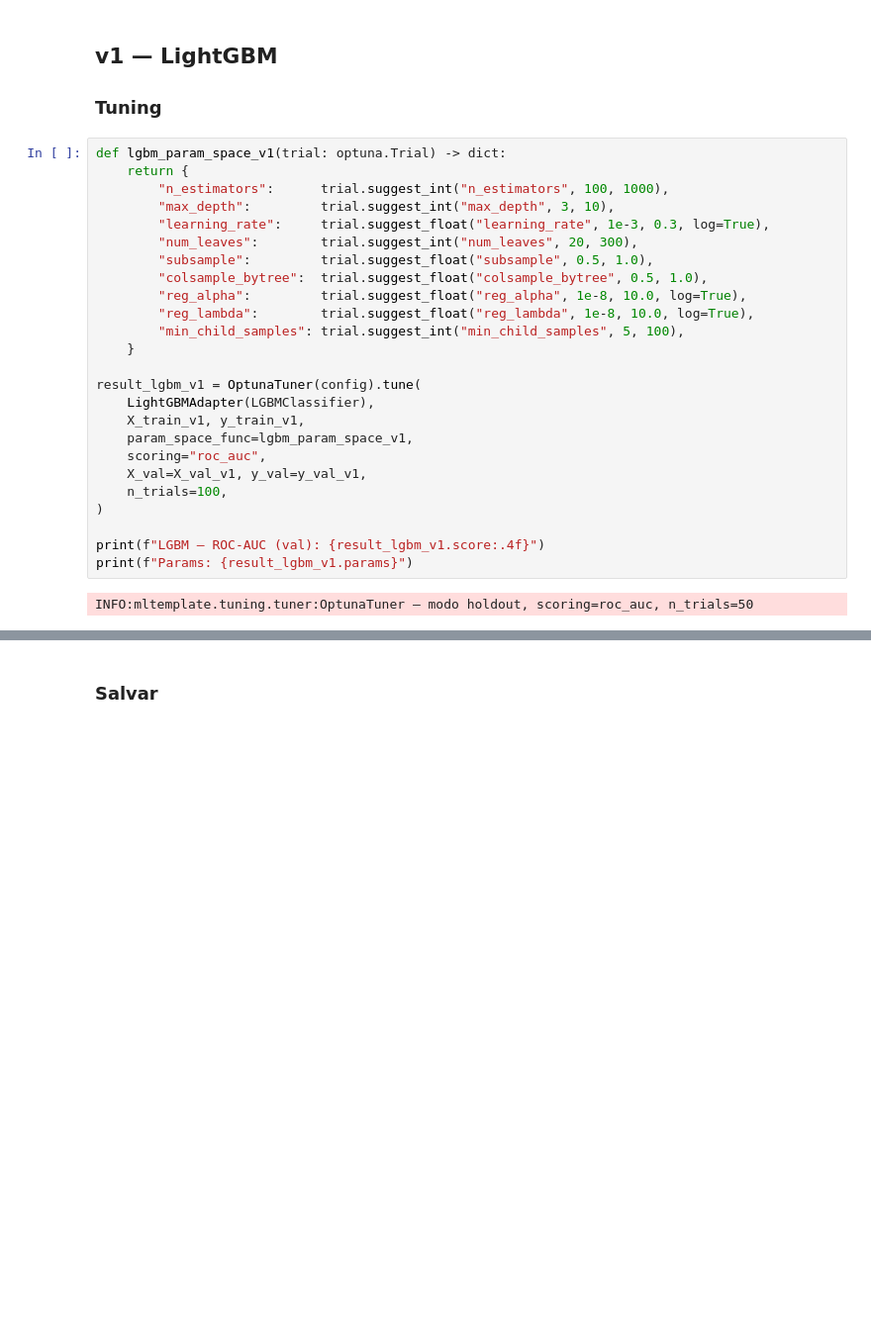
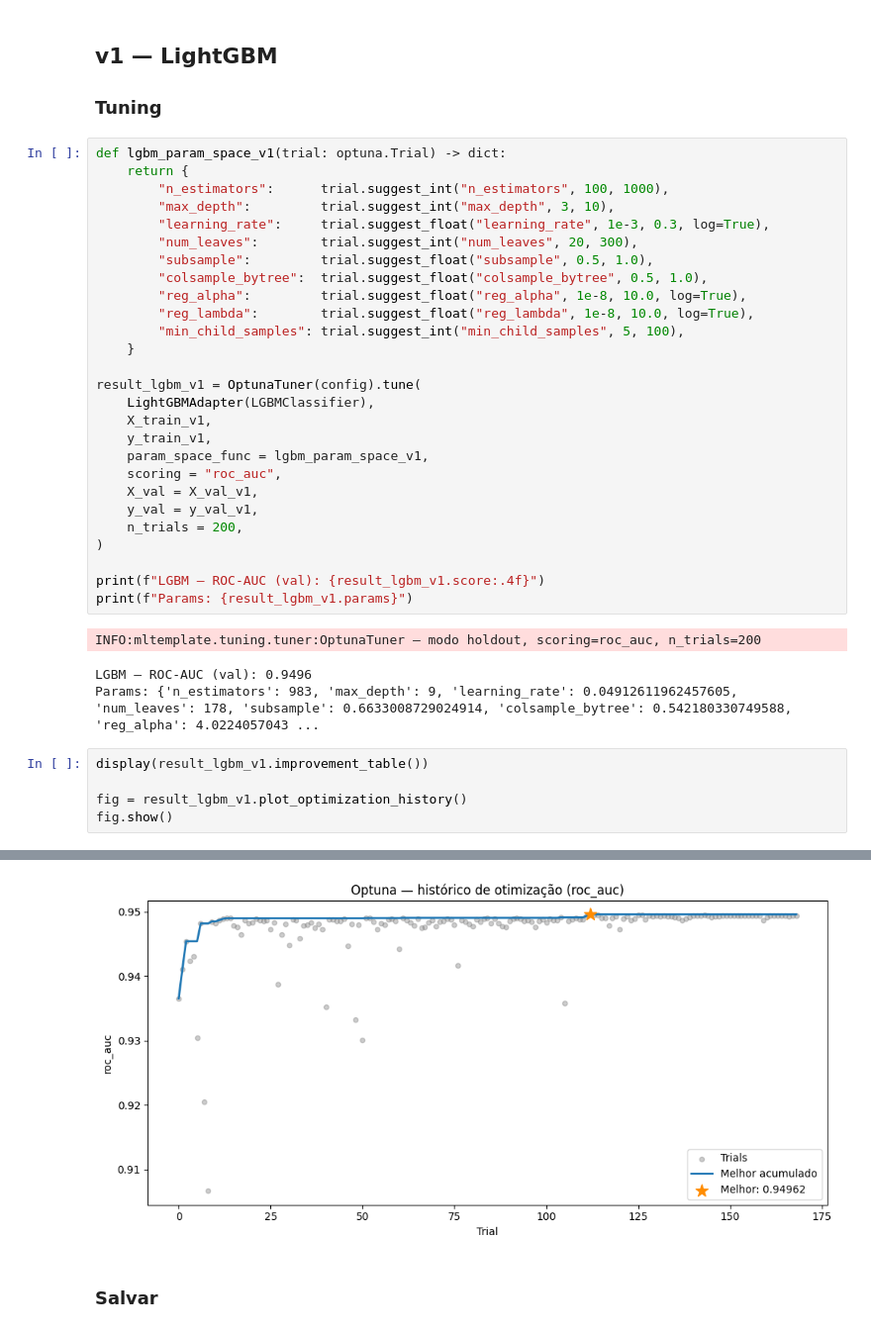
Before and after one commit to lucianoav/kaggle-s6e5, a Jupyter notebook: 03_tuning.ipynb, the cells around one changed output, grey strips where cells are left out. Shown at 99% size. Saved outputs shown, nothing was run; the diff lists cells and outputs as text; blank space fills up the shorter version.

```diff
--- a/03_tuning.ipynb
+++ b/03_tuning.ipynb
@@ -110,14 +145,24 @@ def lgbm_param_space_v1(trial: optuna.Trial) -> dict:
 
 result_lgbm_v1 = OptunaTuner(config).tune(
     LightGBMAdapter(LGBMClassifier),
-    X_train_v1, y_train_v1,
-    param_space_func=lgbm_param_space_v1,
-    scoring="roc_auc",
-    X_val=X_val_v1, y_val=y_val_v1,
-    n_trials=100,
+    X_train_v1,
+    y_train_v1,
+    param_space_func = lgbm_param_space_v1,
+    scoring = "roc_auc",
+    X_val = X_val_v1,
+    y_val = y_val_v1,
+    n_trials = 200,
 )
 
 print(f"LGBM — ROC-AUC (val): {result_lgbm_v1.score:.4f}")
 print(f"Params: {result_lgbm_v1.params}")
 # %% [output]
-INFO:mltemplate.tuning.tuner:OptunaTuner — modo holdout, scoring=roc_auc, n_trials=50
+INFO:mltemplate.tuning.tuner:OptunaTuner — modo holdout, scoring=roc_auc, n_trials=200
+LGBM — ROC-AUC (val): 0.9496
+Params: {'n_estimators': 983, 'max_depth': 9, 'learning_rate': 0.04912611962457605, 'num_leaves': 178, 'subsample': 0.6633008729024914, 'colsample_bytree': 0.542180330749588, 'reg_alpha': 4.0224057043 ...
+# %%
+display(result_lgbm_v1.improvement_table())
+
+fig = result_lgbm_v1.plot_optimization_history()
+fig.show()
+# %% [output]
@@ -124,3 +183,4 @@ INFO:mltemplate.tuning.tuner:OptunaTuner — modo holdout, scoring=roc_auc, n_tr
+[figure, added]
 # %% [markdown]
 ### Salvar
 # %%
```
Also changed, not shown: parts of 10 cells of this notebook.
